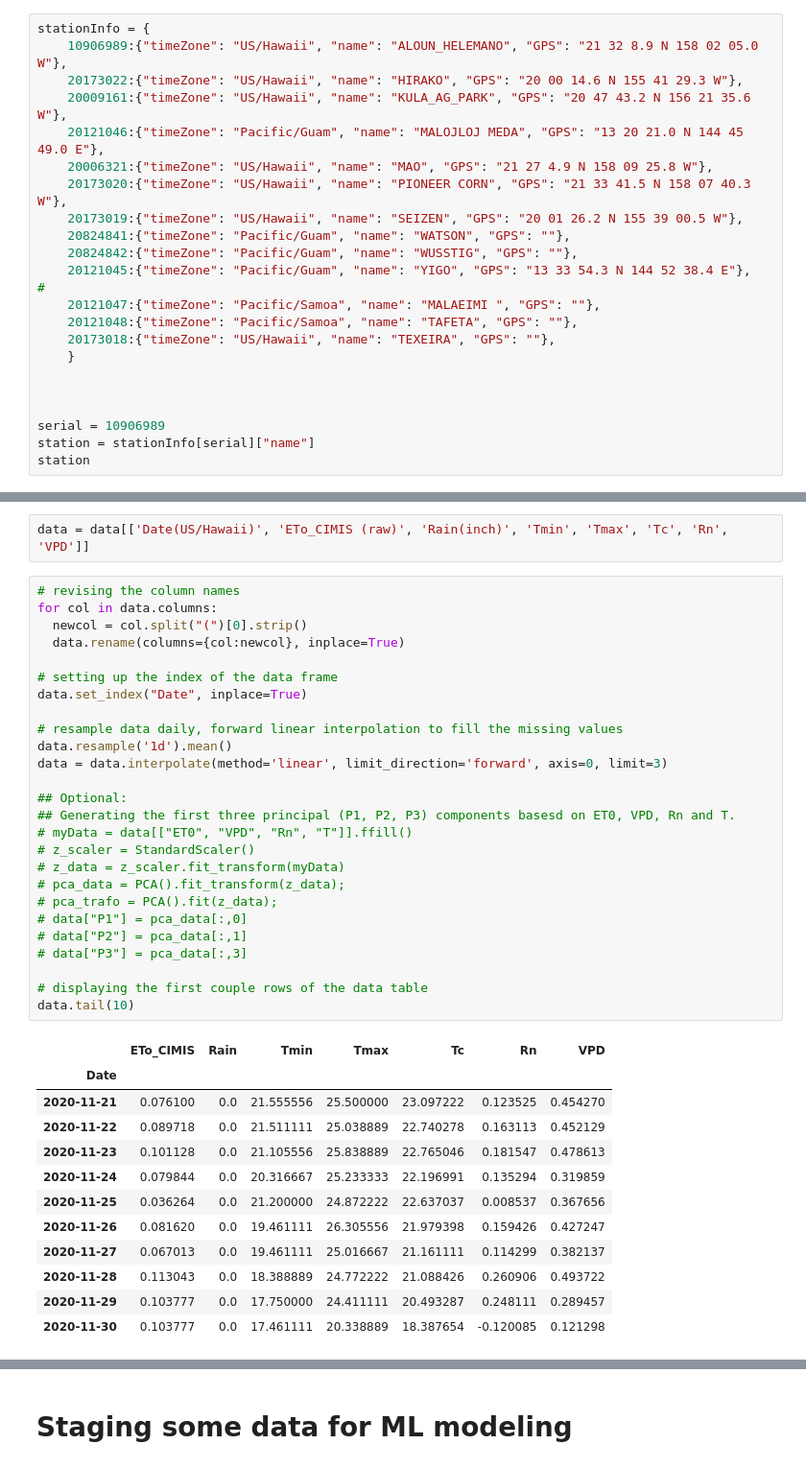
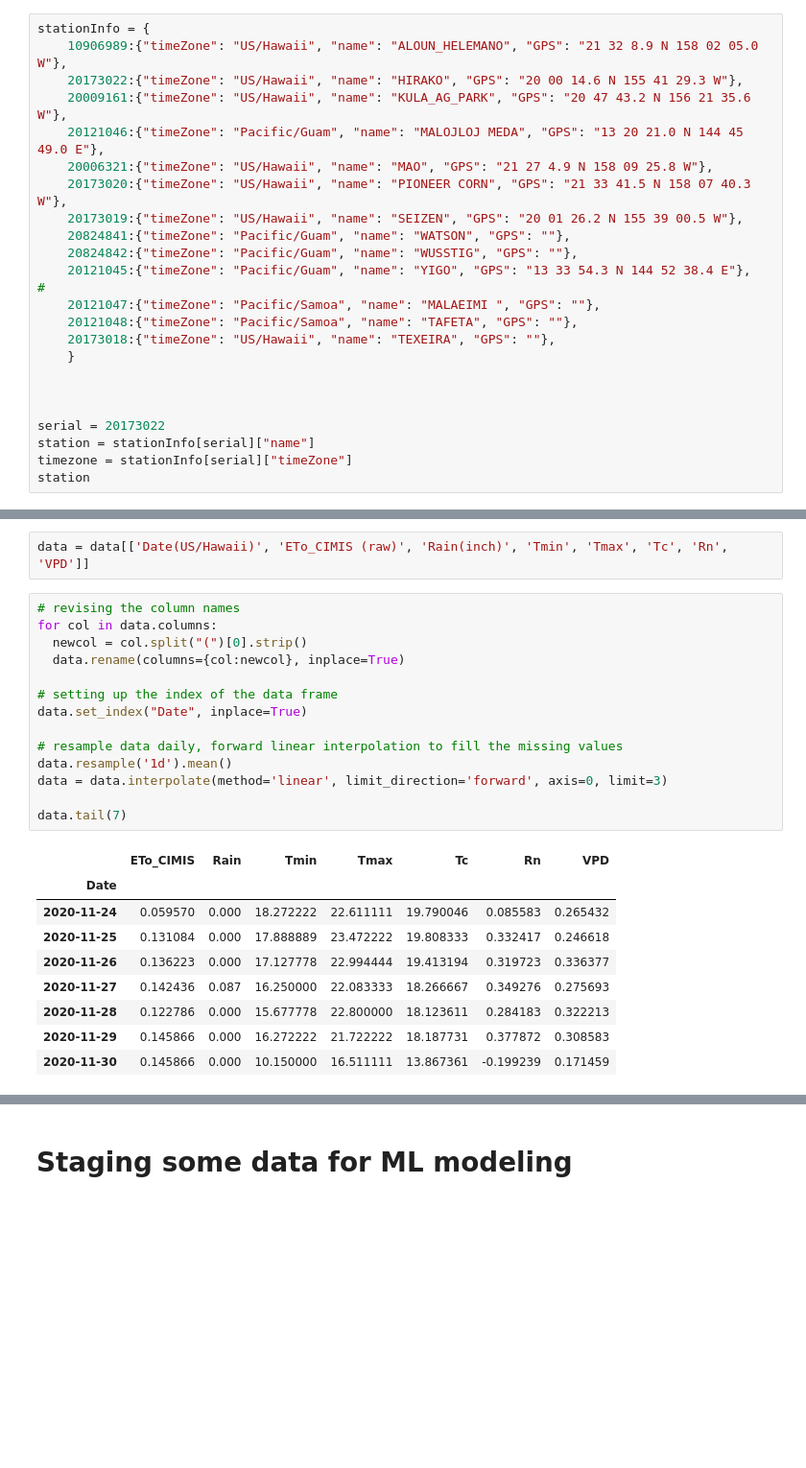
Before and after one commit to ekourkchi/Weather_research, a Jupyter notebook: Wavelet_HOBO_GPR_PSO.ipynb, the cells around one changed output, grey strips where cells are left out. Shown: that part at 96% size. Drawn from its saved outputs; the diff is of its cells as text; blank space fills up the shorter version.

```diff
--- a/Wavelet_HOBO_GPR_PSO.ipynb
+++ b/Wavelet_HOBO_GPR_PSO.ipynb
@@ -69,7 +69,8 @@ stationInfo = {
 
 
 
-serial = 10906989
+serial = 20173022
 station = stationInfo[serial]["name"]
+timezone = stationInfo[serial]["timeZone"]
 station
 # %% [output]
@@ -97,42 +98,27 @@ data = data[['Date(US/Hawaii)', 'ETo_CIMIS (raw)', 'Rain(inch)', 'Tmin', 'Tmax',
 # %%
 # revising the column names
 for col in data.columns:
   newcol = col.split("(")[0].strip()
   data.rename(columns={col:newcol}, inplace=True)
 
 # setting up the index of the data frame
 data.set_index("Date", inplace=True)
 
 # resample data daily, forward linear interpolation to fill the missing values
 data.resample('1d').mean()
 data = data.interpolate(method='linear', limit_direction='forward', axis=0, limit=3)
 
-## Optional:
-## Generating the first three principal (P1, P2, P3) components basesd on ET0, VPD, Rn and T.
-# myData = data[["ET0", "VPD", "Rn", "T"]].ffill()
-# z_scaler = StandardScaler()
-# z_data = z_scaler.fit_transform(myData)
-# pca_data = PCA().fit_transform(z_data);
-# pca_trafo = PCA().fit(z_data);
-# data["P1"] = pca_data[:,0]
-# data["P2"] = pca_data[:,1]
-# data["P3"] = pca_data[:,3]
-
-# displaying the first couple rows of the data table
-data.tail(10)
+data.tail(7)
 # %% [output]
 |  | ETo_CIMIS | Rain | Tmin | Tmax | Tc | Rn | VPD |
 | Date |  |  |  |  |  |  |  |
-| 2020-11-21 | 0.076100 | 0.0 | 21.555556 | 25.500000 | 23.097222 | 0.123525 | 0.454270 |
-| 2020-11-22 | 0.089718 | 0.0 | 21.511111 | 25.038889 | 22.740278 | 0.163113 | 0.452129 |
-| 2020-11-23 | 0.101128 | 0.0 | 21.105556 | 25.838889 | 22.765046 | 0.181547 | 0.478613 |
-| 2020-11-24 | 0.079844 | 0.0 | 20.316667 | 25.233333 | 22.196991 | 0.135294 | 0.319859 |
-| 2020-11-25 | 0.036264 | 0.0 | 21.200000 | 24.872222 | 22.637037 | 0.008537 | 0.367656 |
-| 2020-11-26 | 0.081620 | 0.0 | 19.461111 | 26.305556 | 21.979398 | 0.159426 | 0.427247 |
-| 2020-11-27 | 0.067013 | 0.0 | 19.461111 | 25.016667 | 21.161111 | 0.114299 | 0.382137 |
-| 2020-11-28 | 0.113043 | 0.0 | 18.388889 | 24.772222 | 21.088426 | 0.260906 | 0.493722 |
-| 2020-11-29 | 0.103777 | 0.0 | 17.750000 | 24.411111 | 20.493287 | 0.248111 | 0.289457 |
-| 2020-11-30 | 0.103777 | 0.0 | 17.461111 | 20.338889 | 18.387654 | -0.120085 | 0.121298 |
+| 2020-11-24 | 0.059570 | 0.000 | 18.272222 | 22.611111 | 19.790046 | 0.085583 | 0.265432 |
+| 2020-11-25 | 0.131084 | 0.000 | 17.888889 | 23.472222 | 19.808333 | 0.332417 | 0.246618 |
+| 2020-11-26 | 0.136223 | 0.000 | 17.127778 | 22.994444 | 19.413194 | 0.319723 | 0.336377 |
+| 2020-11-27 | 0.142436 | 0.087 | 16.250000 | 22.083333 | 18.266667 | 0.349276 | 0.275693 |
+| 2020-11-28 | 0.122786 | 0.000 | 15.677778 | 22.800000 | 18.123611 | 0.284183 | 0.322213 |
+| 2020-11-29 | 0.145866 | 0.000 | 16.272222 | 21.722222 | 18.187731 | 0.377872 | 0.308583 |
+| 2020-11-30 | 0.145866 | 0.000 | 10.150000 | 16.511111 | 13.867361 | -0.199239 | 0.171459 |
 # %%
 import pywt
 
```
Also changed, not shown: parts of 31 cells of this notebook.
